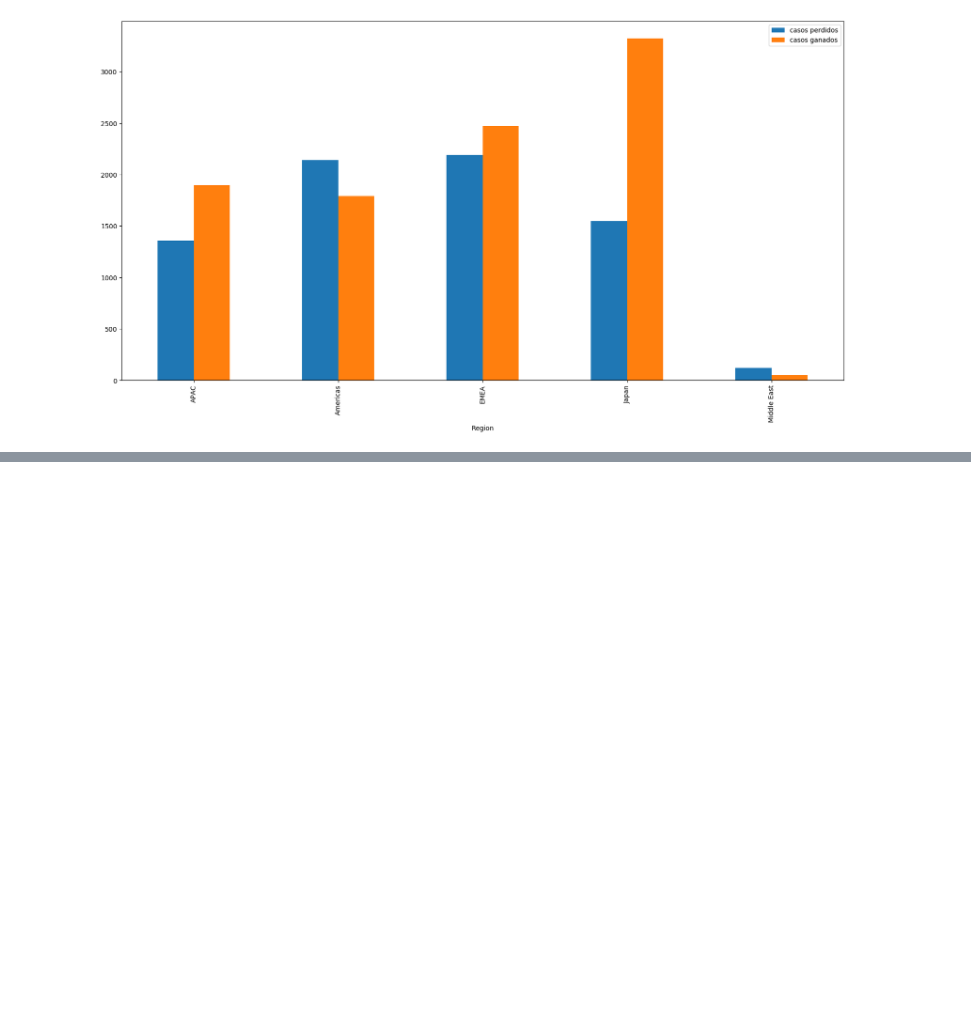
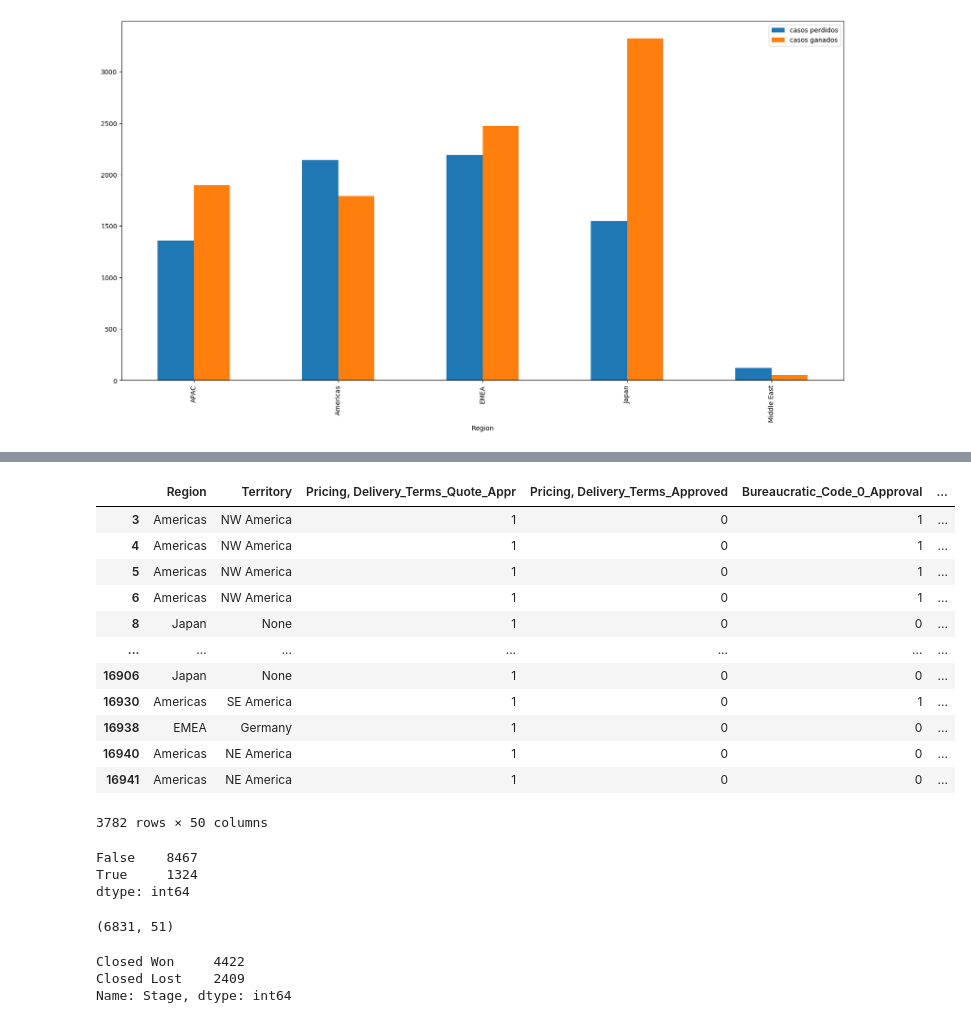
Before and after one commit to pola-fi/OrgaDatos2do2020, a Jupyter notebook: analisis_fecha_y_region.ipynb, the cells around one changed output, grey strips where cells are left out. Cells and saved outputs as stored; diff of their text form; code cells hidden in the pictures; blank space fills up the shorter version.

```diff
--- a/analisis_fecha_y_region.ipynb
+++ b/analisis_fecha_y_region.ipynb
@@ -167,0 +138,26 @@ Name: Delivery_Year, dtype: int64
+# %%
+df[df['Bureaucratic_Code'] == 'Bureaucratic_Code_5']
+# %% [output]
+|  | Region | Territory | Pricing, Delivery_Terms_Quote_Appr | Pricing, Delivery_Terms_Approved | Bureaucratic_Code_0_Approval | ... |
+| 3 | Americas | NW America | 1 | 0 | 1 | ... |
+| 4 | Americas | NW America | 1 | 0 | 1 | ... |
+| 5 | Americas | NW America | 1 | 0 | 1 | ... |
+| 6 | Americas | NW America | 1 | 0 | 1 | ... |
+| 8 | Japan | None | 1 | 0 | 0 | ... |
+| ... | ... | ... | ... | ... | ... | ... |
+| 16906 | Japan | None | 1 | 0 | 0 | ... |
+| 16930 | Americas | SE America | 1 | 0 | 1 | ... |
+| 16938 | EMEA | Germany | 1 | 0 | 0 | ... |
+| 16940 | Americas | NE America | 1 | 0 | 0 | ... |
+| 16941 | Americas | NE America | 1 | 0 | 0 | ... |
+3782 rows × 50 columns
+# %%
+## n = cantidad de veces que aparece un Opportunity_ID
+## mirando las oportunidades que estan registradas con el mismo ID con mayor cantidad
+n = 2
+serie = df.groupby('Opportunity_ID').size()>n
+serie.value_counts()
+# %% [output]
+False    8467
+True     1324
+dtype: int64
@@ -167,0 +166,12 @@ Name: Delivery_Year, dtype: int64
+# %%
+df_merge = df.merge(serie_true.to_frame(), left_on='Opportunity_ID', right_index=True, how = 'right')
+df_merge.shape
+# %% [output]
+(6831, 51)
+# %%
+## Cuanto hay mayor cantidad de propuestas para un mismo Opportunity_ID la tasa de existo de la propuesta BAJA
+df_merge['Stage'].value_counts()
+# %% [output]
+Closed Won     4422
+Closed Lost    2409
+Name: Stage, dtype: int64
```
Also changed, not shown: parts of 21 cells of this notebook.
